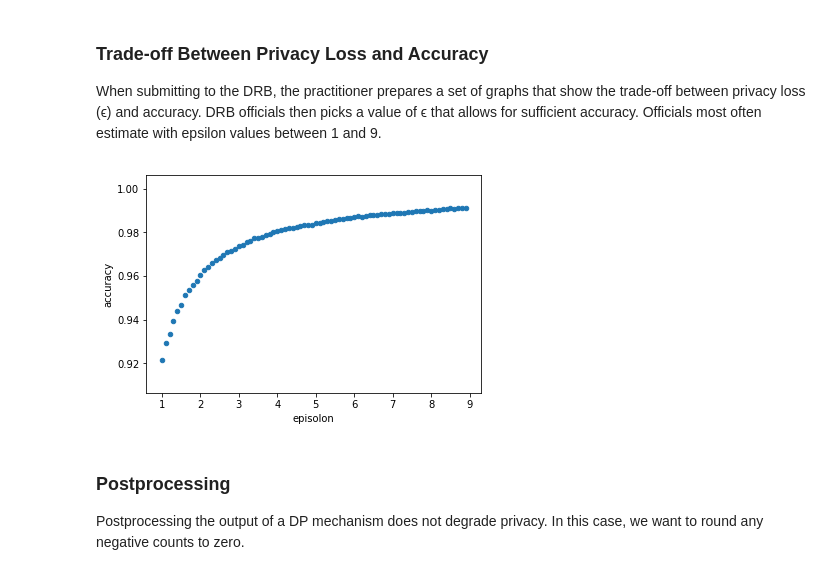
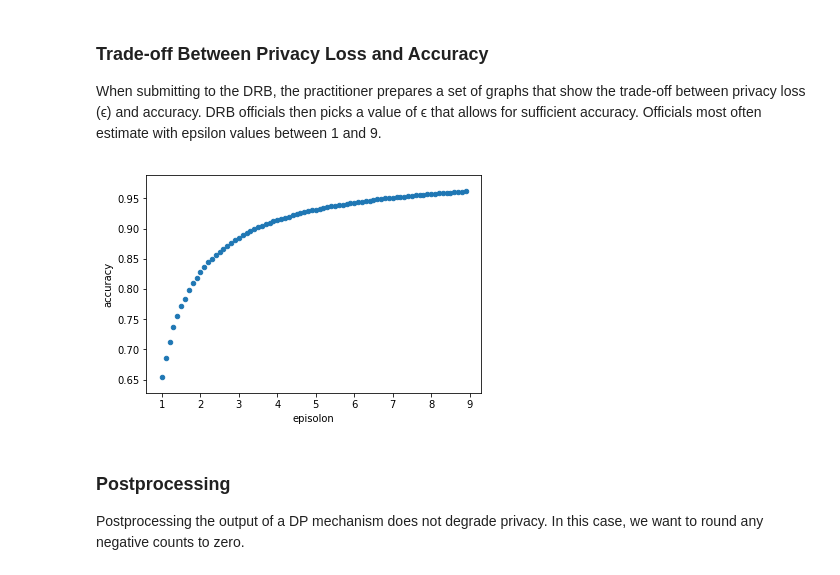
Before and after one commit to umadesai/census-dp, a Jupyter notebook: notebooks/dp-count.ipynb, the cells around one changed output. Saved outputs shown, nothing was run; the diff lists cells and outputs as text; code cells hidden in the pictures.

```diff
--- a/notebooks/dp-count.ipynb
+++ b/notebooks/dp-count.ipynb
@@ -133,15 +100,15 @@ def avg_l1_laplace(epsilon, mu, n=1000):
 
 When submitting to the DRB, the practitioner prepares a set of graphs that show the trade-off between privacy loss (ϵ) and accuracy. DRB officials then picks a value of ϵ that allows for sufficient accuracy. Officials most often estimate with epsilon values between 1 and 9.
 # %%
-orig_arr = pd.DataFrame(asn_df)
+orig_arr = pd.DataFrame(pivot_pa.fillna(0))
 accuracy_df = pd.DataFrame()
 eps_range = np.arange(1,9.0,.1)
 accuracy_df['episolon'] = eps_range
 accuracy_df['accuracy'] = [avg_l1_laplace(x, orig_arr) for x in eps_range]
 accuracy_df.plot.scatter('episolon', 'accuracy')
 plt.show()
 # %% [output]
-[figure, old version]
+[figure, new version]
 # %% [markdown]
 ### Postprocessing
 
```
Also changed, not shown: parts of 15 cells of this notebook.
